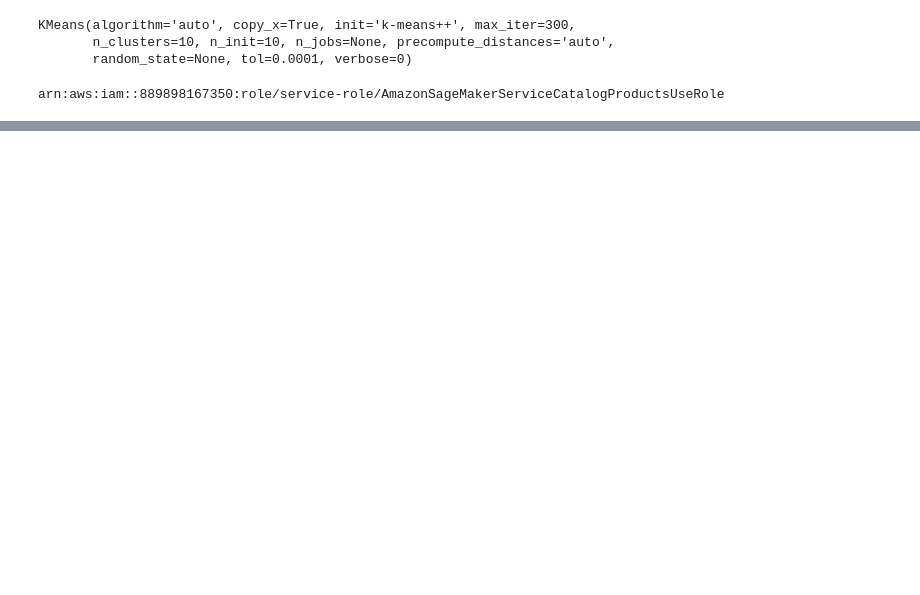
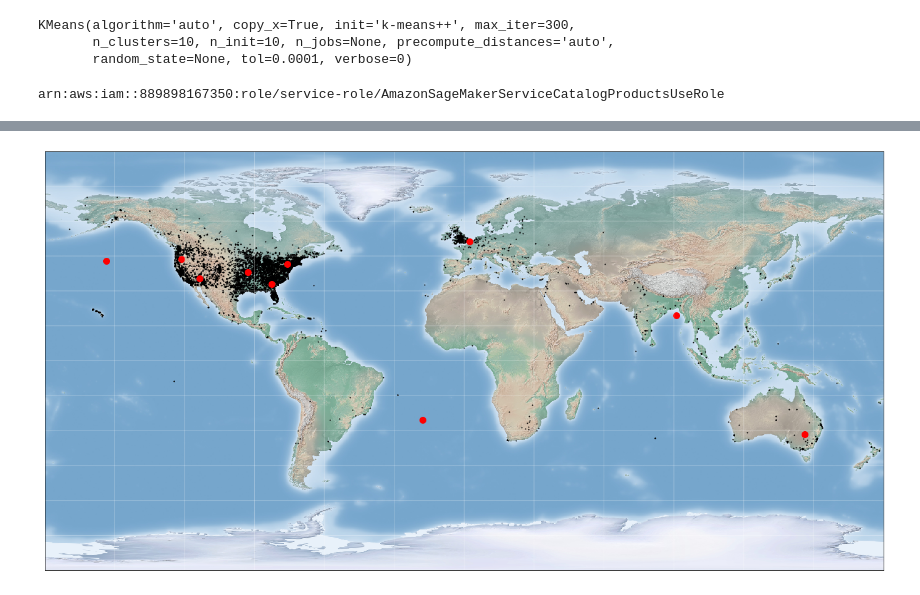
Before and after one commit to azarnyx/CloudGuru_ML_Prep, a Jupyter notebook: Lab6.ipynb, the cells around one changed output, grey strips where cells are left out. Drawn from its saved outputs; the diff is of its cells as text; code cells hidden in the pictures; blank space fills up the shorter version.

Commit message:
final visualization

```diff
--- a/Lab6.ipynb
+++ b/Lab6.ipynb
@@ -36,0 +67,37 @@ s3.meta.client.upload_file("ufo_fullset.csv", 'azarnyxtraining', "lab6/CLuster_C
+# %%
+fig = plt.figure(figsize=(24, 18), edgecolor='w')
+m = Basemap(projection='cyl', resolution=None,
+            llcrnrlat=-90, urcrnrlat=90,
+            llcrnrlon=-180, urcrnrlon=180, )
+
+from itertools import chain
+
+def draw_map(m, scale=0.2):
+    # draw a shaded-relief image
+    m.shadedrelief(scale=scale)
+
+    # lats and longs are returned as a dictionary
+    lats = m.drawparallels(np.linspace(-90, 90, 13))
+    lons = m.drawmeridians(np.linspace(-180, 180, 13))
+
+    # keys contain the plt.Line2D instances
+    lat_lines = chain(*(tup[1][0] for tup in lats.items()))
+    lon_lines = chain(*(tup[1][0] for tup in lons.items()))
+    all_lines = chain(lat_lines, lon_lines)
+
+    # cycle through these lines and set the desired style
+    for line in all_lines:
+        line.set(linestyle='-', alpha=0.3, color='w')
+
+x,y = m(dfx.longitude, dfx.latitude)
+plt.plot(x,y, 'ok', markersize=1)
+#for i in tqdm(range(len(x))):
+#    #x, y = m(-122.3, 47.6) # long, lat
+#    plt.plot(x.iloc[i], y.iloc[i], 'ok', markersize=5)
+#
+for i,dfi in df_centers.iterrows():
+    x, y = m(dfi.longitude, dfi.latitude)
+    plt.plot(x, y, 'ok', markersize=10, color='red')
+draw_map(m)
+# %% [output]
+[figure, added]
```
Also changed, not shown: parts of 4 cells of this notebook.
